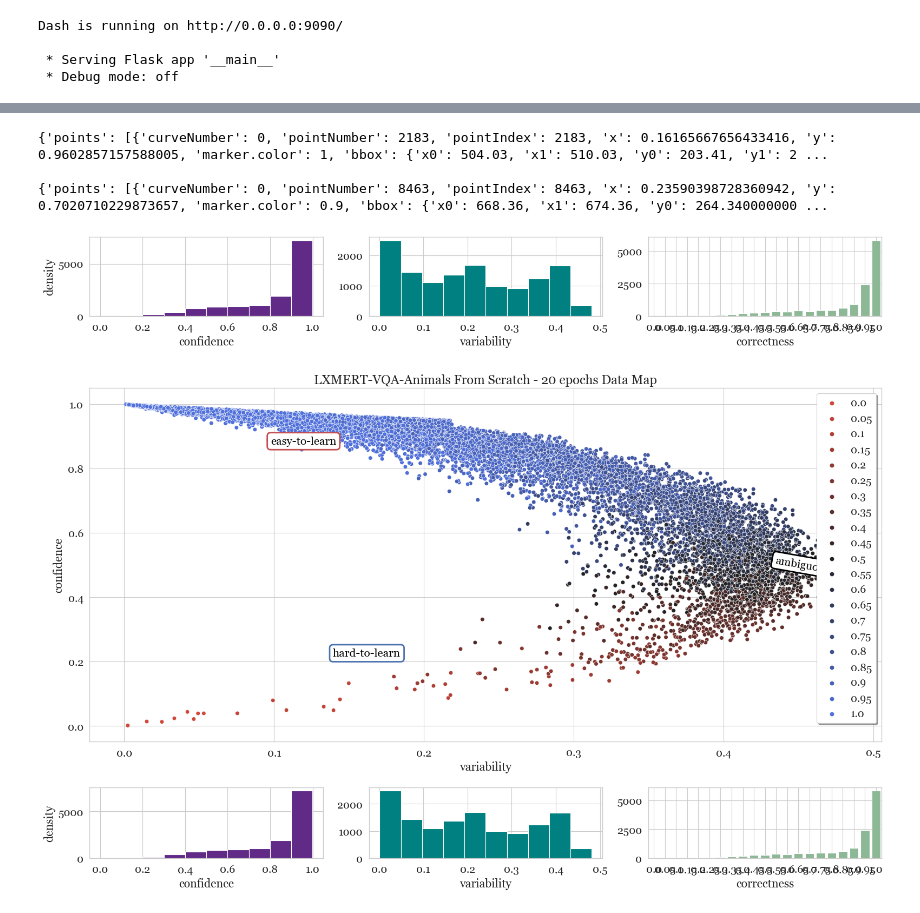
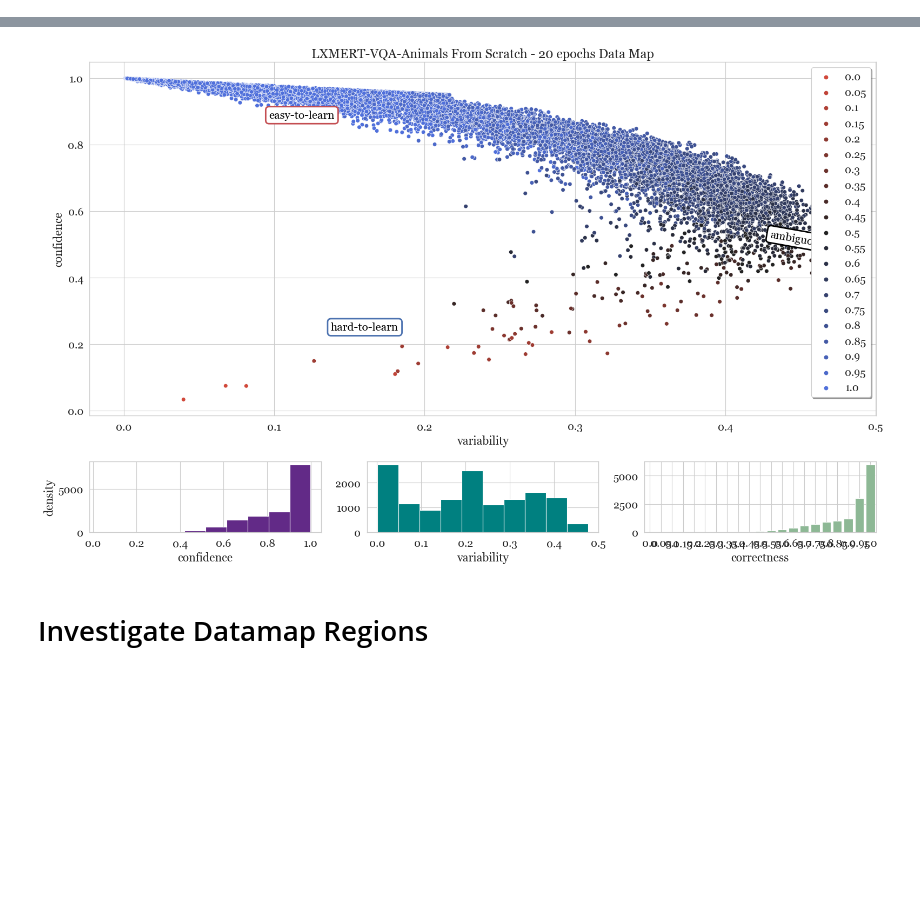
Before and after one commit to jr4fs/interactive_datamap_cartography, a Jupyter notebook: src/plot_datamaps.ipynb, the cells around one changed output, grey strips where cells are left out. Saved outputs shown, nothing was run; the diff lists cells and outputs as text; code cells hidden in the pictures; blank space fills up the shorter version.

```diff
--- a/src/plot_datamaps.ipynb
+++ b/src/plot_datamaps.ipynb
@@ -789,9 +759,5 @@ Press CTRL+C to quit
 # %%
-base_path ='vqa_models/vqa_lxr955_animals_fromScratch_20epochs/'
+base_path ='../assets/vqa_models/vqa_lxr111_animals_fromScratch_20epochs_breeds/'
 df = pd.read_pickle(base_path+"datamap_metrics.pkl")
-scatter_it_interactive(df, base_path, title='VQA-Animals From Scratch - 20 epochs', show_hist=True)
+scatter_it(df, title='VQA-Animals From Scratch - 20 epochs', show_hist=True)
 # %% [output]
-Dash is running on http://0.0.0.0:9090/
-
- * Serving Flask app '__main__'
- * Debug mode: off
@@ -813,17 +764,3 @@ Press CTRL+C to quit
-{'points': [{'curveNumber': 0, 'pointNumber': 2183, 'pointIndex': 2183, 'x': 0.16165667656433416, 'y': 0.9602857157588005, 'marker.color': 1, 'bbox': {'x0': 504.03, 'x1': 510.03, 'y0': 203.41, 'y1': 2 ...
-
-{'points': [{'curveNumber': 0, 'pointNumber': 8463, 'pointIndex': 8463, 'x': 0.23590398728360942, 'y': 0.7020710229873657, 'marker.color': 0.9, 'bbox': {'x0': 668.36, 'x1': 674.36, 'y0': 264.340000000 ...
+[figure, added]
-# %%
-
-base_path ='vqa_models/vqa_lxr955_animals_fromScratch_20epochs/'
-df = pd.read_pickle(base_path+"datamap_metrics.pkl")
-plot_histograms(df, title='VQA-Animals From Scratch - 20 epochs', show_hist=True)
-# %% [output]
-[figure, removed]
-# %%
-
-base_path ='vqa_models/vqa_lxr955_animals_fromScratch_20epochs/'
-df = pd.read_pickle(base_path+"datamap_metrics.pkl")
-scatter_it(df, title='VQA-Animals From Scratch - 20 epochs', show_hist=True)
-# %% [output]
-[figure, removed]
+# %% [markdown]
+# Investigate Datamap Regions
```
Also changed, not shown: parts of 12 cells of this notebook, 10 other files.
